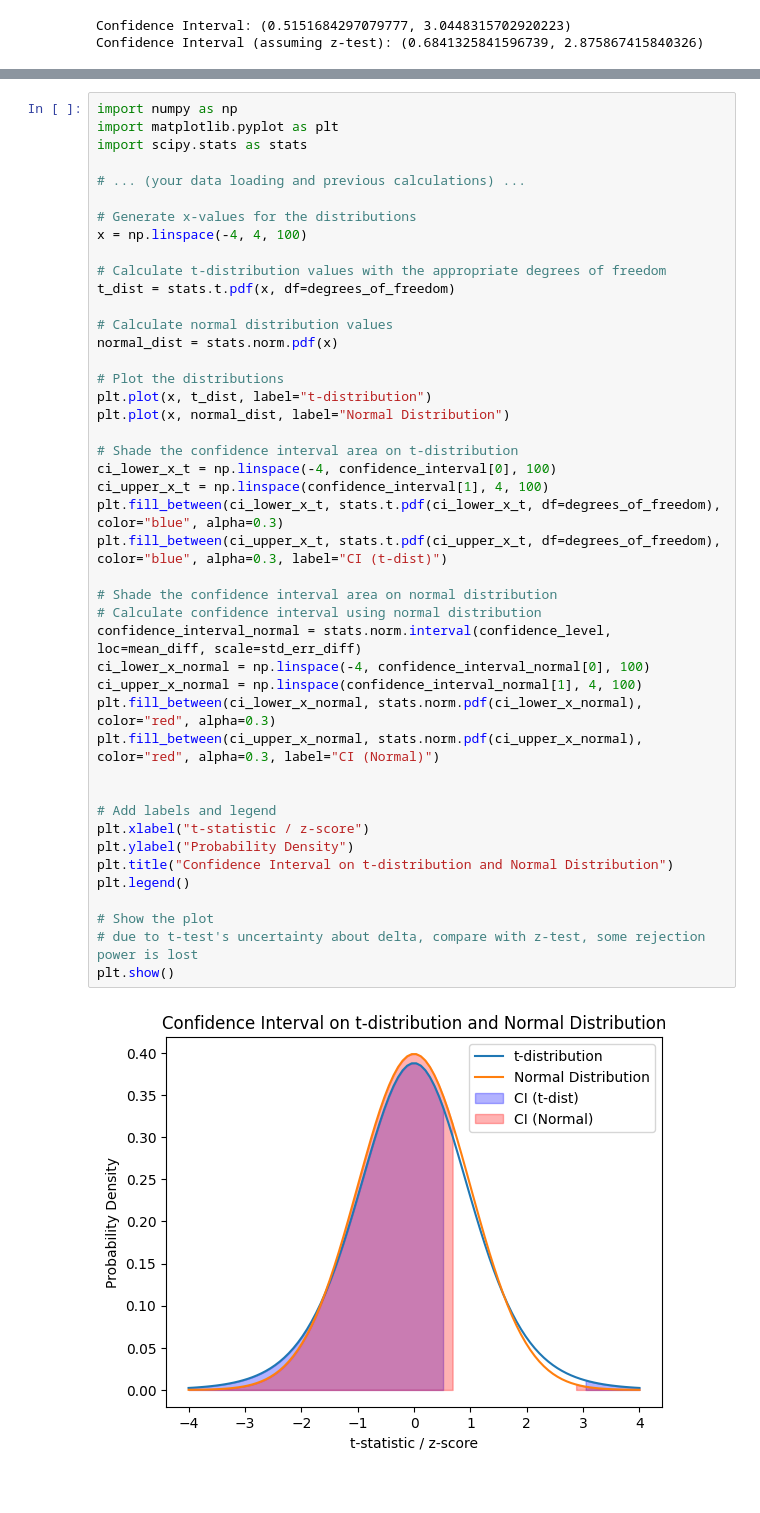
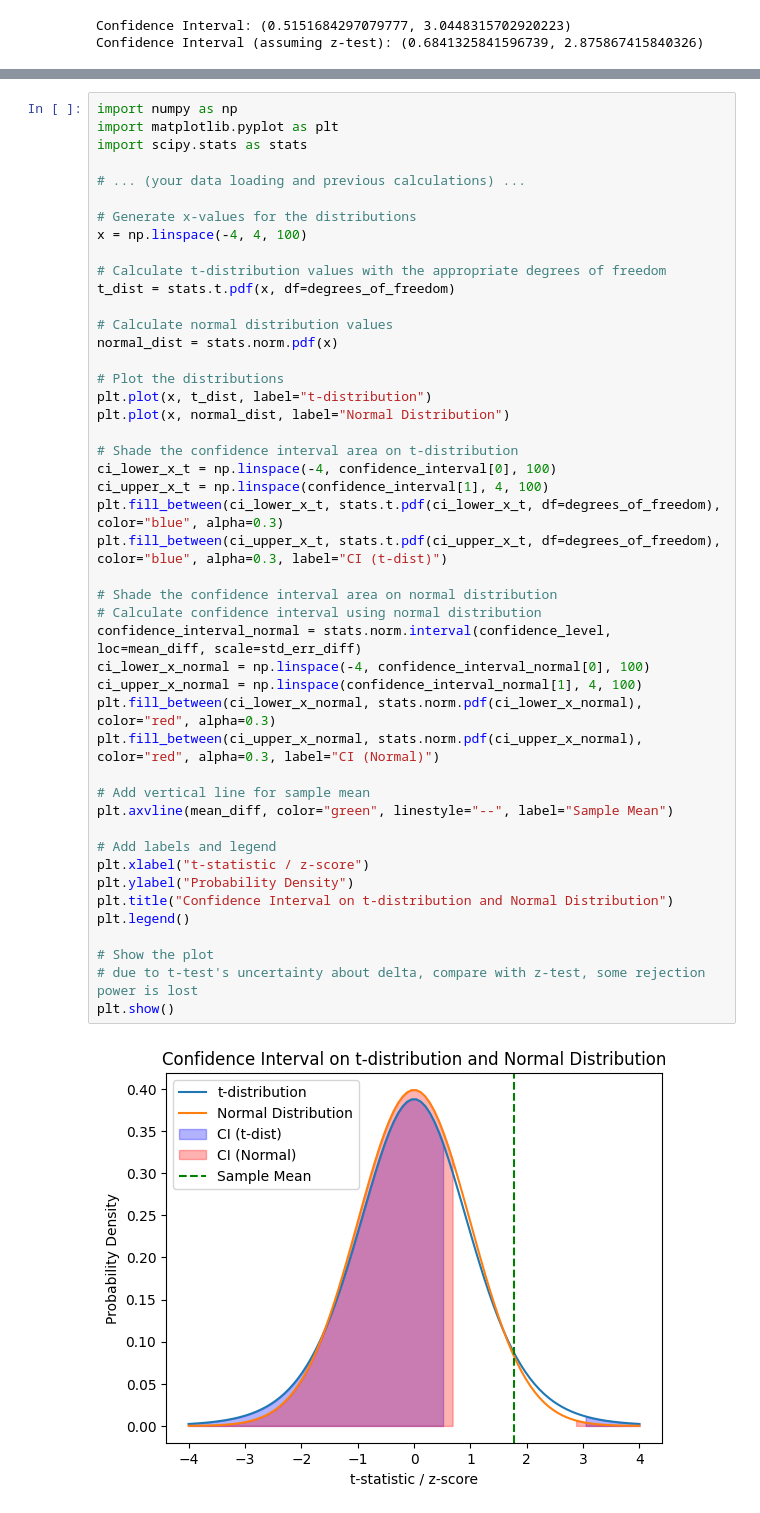
Before and after one commit to kl2217/finite-element, a Jupyter notebook: ztest.ipynb, the cells around one changed output, grey strips where cells are left out. Saved outputs shown, nothing was run; the diff lists cells and outputs as text.

```diff
--- a/ztest.ipynb
+++ b/ztest.ipynb
@@ -199,31 +201,33 @@ normal_dist = stats.norm.pdf(x)
 
 # Plot the distributions
 plt.plot(x, t_dist, label="t-distribution")
 plt.plot(x, normal_dist, label="Normal Distribution")
 
 # Shade the confidence interval area on t-distribution
 ci_lower_x_t = np.linspace(-4, confidence_interval[0], 100)
 ci_upper_x_t = np.linspace(confidence_interval[1], 4, 100)
 plt.fill_between(ci_lower_x_t, stats.t.pdf(ci_lower_x_t, df=degrees_of_freedom), color="blue", alpha=0.3)
 plt.fill_between(ci_upper_x_t, stats.t.pdf(ci_upper_x_t, df=degrees_of_freedom), color="blue", alpha=0.3, label="CI (t-dist)")
 
 # Shade the confidence interval area on normal distribution
 # Calculate confidence interval using normal distribution
 confidence_interval_normal = stats.norm.interval(confidence_level, loc=mean_diff, scale=std_err_diff)
 ci_lower_x_normal = np.linspace(-4, confidence_interval_normal[0], 100)
 ci_upper_x_normal = np.linspace(confidence_interval_normal[1], 4, 100)
 plt.fill_between(ci_lower_x_normal, stats.norm.pdf(ci_lower_x_normal), color="red", alpha=0.3)
 plt.fill_between(ci_upper_x_normal, stats.norm.pdf(ci_upper_x_normal), color="red", alpha=0.3, label="CI (Normal)")
 
+# Add vertical line for sample mean
+plt.axvline(mean_diff, color="green", linestyle="--", label="Sample Mean")
 
 # Add labels and legend
 plt.xlabel("t-statistic / z-score")
 plt.ylabel("Probability Density")
 plt.title("Confidence Interval on t-distribution and Normal Distribution")
 plt.legend()
 
 # Show the plot
 # due to t-test's uncertainty about delta, compare with z-test, some rejection power is lost
 plt.show()
 # %% [output]
-[figure, old version]
+[figure, new version]
```
Also changed, not shown: parts of 2 cells of this notebook.
